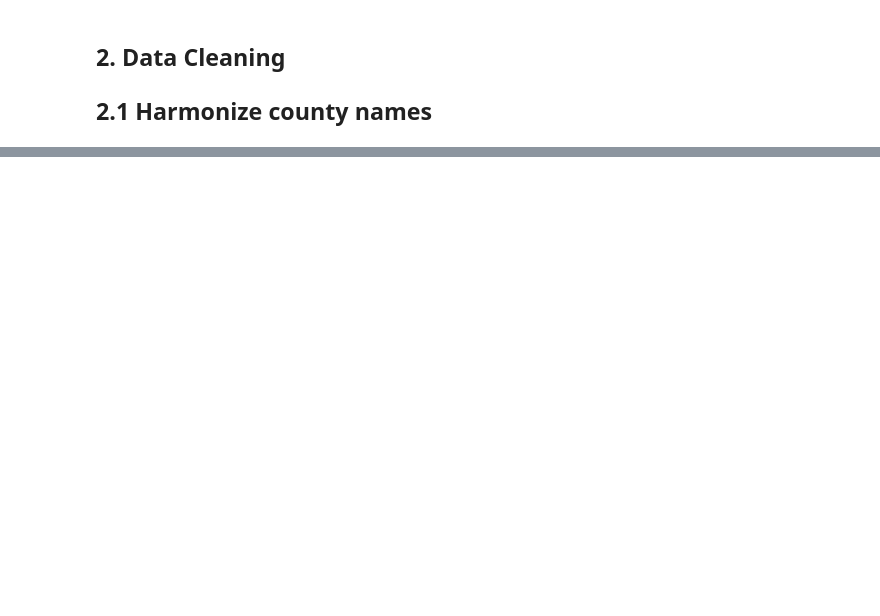
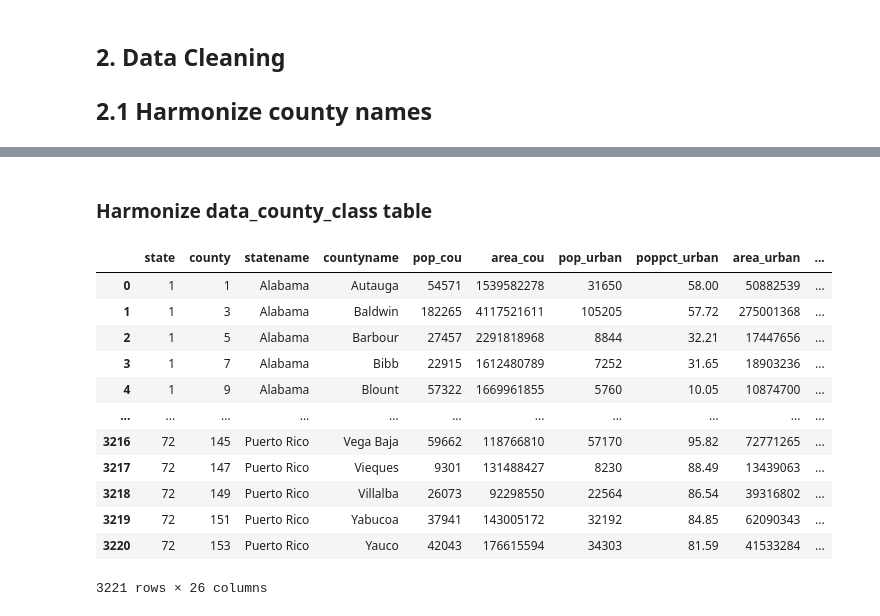
Before and after one commit to TobHeg/Mid-Term-Project, a Jupyter notebook: mid-term-project.ipynb, the cells around one changed output, grey strips where cells are left out. Saved outputs shown, nothing was run; the diff lists cells and outputs as text; code cells hidden in the pictures; blank space fills up the shorter version.

```diff
--- a/mid-term-project.ipynb
+++ b/mid-term-project.ipynb
@@ -94,0 +54,5 @@ data_main.describe()
+# %%
+data_main.columns=[item.lower() for item in data_main.columns]
+data_industry.columns=[item.lower() for item in data_industry.columns]
+data_uv.columns=[item.lower() for item in data_uv.columns]
+data_county_class.columns=[item.lower() for item in data_county_class]
@@ -94,0 +217,18 @@ data_main.describe()
+# %% [markdown]
+### Harmonize data_county_class table
+# %%
+data_county_class
+# %% [output]
+|  | state | county | statename | countyname | pop_cou | area_cou | pop_urban | poppct_urban | area_urban | ... |
+| 0 | 1 | 1 | Alabama | Autauga | 54571 | 1539582278 | 31650 | 58.00 | 50882539 | ... |
+| 1 | 1 | 3 | Alabama | Baldwin | 182265 | 4117521611 | 105205 | 57.72 | 275001368 | ... |
+| 2 | 1 | 5 | Alabama | Barbour | 27457 | 2291818968 | 8844 | 32.21 | 17447656 | ... |
+| 3 | 1 | 7 | Alabama | Bibb | 22915 | 1612480789 | 7252 | 31.65 | 18903236 | ... |
+| 4 | 1 | 9 | Alabama | Blount | 57322 | 1669961855 | 5760 | 10.05 | 10874700 | ... |
+| ... | ... | ... | ... | ... | ... | ... | ... | ... | ... | ... |
+| 3216 | 72 | 145 | Puerto Rico | Vega Baja | 59662 | 118766810 | 57170 | 95.82 | 72771265 | ... |
+| 3217 | 72 | 147 | Puerto Rico | Vieques | 9301 | 131488427 | 8230 | 88.49 | 13439063 | ... |
+| 3218 | 72 | 149 | Puerto Rico | Villalba | 26073 | 92298550 | 22564 | 86.54 | 39316802 | ... |
+| 3219 | 72 | 151 | Puerto Rico | Yabucoa | 37941 | 143005172 | 32192 | 84.85 | 62090343 | ... |
+| 3220 | 72 | 153 | Puerto Rico | Yauco | 42043 | 176615594 | 34303 | 81.59 | 41533284 | ... |
+3221 rows × 26 columns
```
Also changed, not shown: parts of 56 cells of this notebook, 7 other files.
